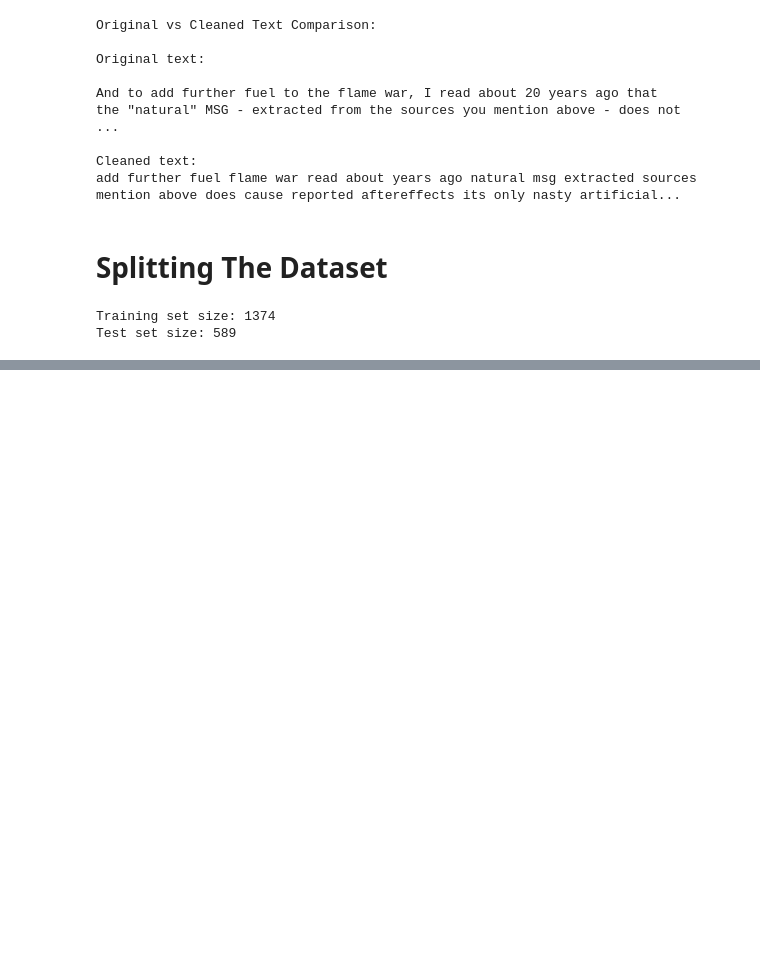
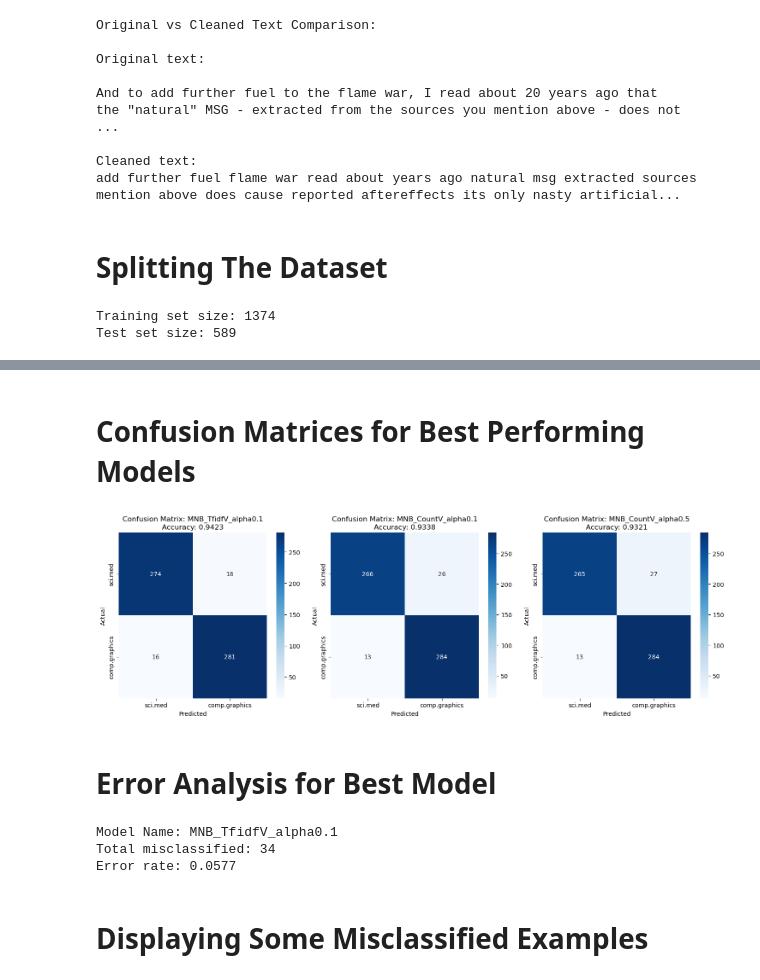
Before and after one commit to SobhanEyvazipoor/Homework-2, a Jupyter notebook: Exercise_2.ipynb, the cells around one changed output, grey strips where cells are left out. Cells and saved outputs as stored; diff of their text form; code cells hidden in the pictures; blank space fills up the shorter version.

```diff
--- a/Exercise_2.ipynb
+++ b/Exercise_2.ipynb
@@ -146,0 +205,14 @@ Test set size: 589
+# %%
+for alpha in alpha_values:
+    pipeline = Pipeline([
+        ('vectorizer', vectorizers['BinCountVectorizer']),
+        ('classifier', BernoulliNB(alpha=alpha))
+    ])
+
+    pipeline.fit(X_train, y_train)
+    result = evaluate_model(pipeline, X_test, y_test,
+                          f"BNB_binary_alpha{alpha}")
+    results.append(result)
+    trained_models[result['model_name']] = pipeline
+
+    print(f"{result['model_name']}: Accuracy = {result['accuracy']:.4f}, F1 = {result['f1_score']:.4f}")
@@ -146,0 +302,40 @@ Test set size: 589
+# %% [markdown]
+# Confusion Matrices for Best Performing Models
+# %%
+best_models = results_df.nlargest(3, 'Accuracy')['Model'].tolist()
+
+plt.figure(figsize=(15, 5))
+for i, model_name in enumerate(best_models, 1):
+    plt.subplot(1, 3, i)
+    result = next(r for r in results if r['model_name'] == model_name)
+    cm = result['confusion_matrix']
+
+    sns.heatmap(cm, annot=True, fmt='d', cmap='Blues',
+                xticklabels=categories, yticklabels=categories)
+    plt.title(f'Confusion Matrix: {model_name}\nAccuracy: {result["accuracy"]:.4f}')
+    plt.xlabel('Predicted')
+    plt.ylabel('Actual')
+
+plt.tight_layout()
+plt.show()
+# %% [output]
+[figure, added]
+# %% [markdown]
+# Error Analysis for Best Model
+# %%
+best_model_name = results_df.nlargest(1, 'Accuracy')['Model'].iloc[0]
+best_model = trained_models[best_model_name]
+
+y_pred_best = best_model.predict(X_test)
+
+misclassified_idx = np.where(y_pred_best != y_test)[0]
+
+print(f"Model Name: {best_model_name}")
+print(f"Total misclassified: {len(misclassified_idx)}")
+print(f"Error rate: {len(misclassified_idx)/len(y_test):.4f}")
+# %% [output]
+Model Name: MNB_TfidfV_alpha0.1
+Total misclassified: 34
+Error rate: 0.0577
+# %% [markdown]
+# Displaying Some Misclassified Examples
```
Also changed, not shown: parts of 14 cells of this notebook.
